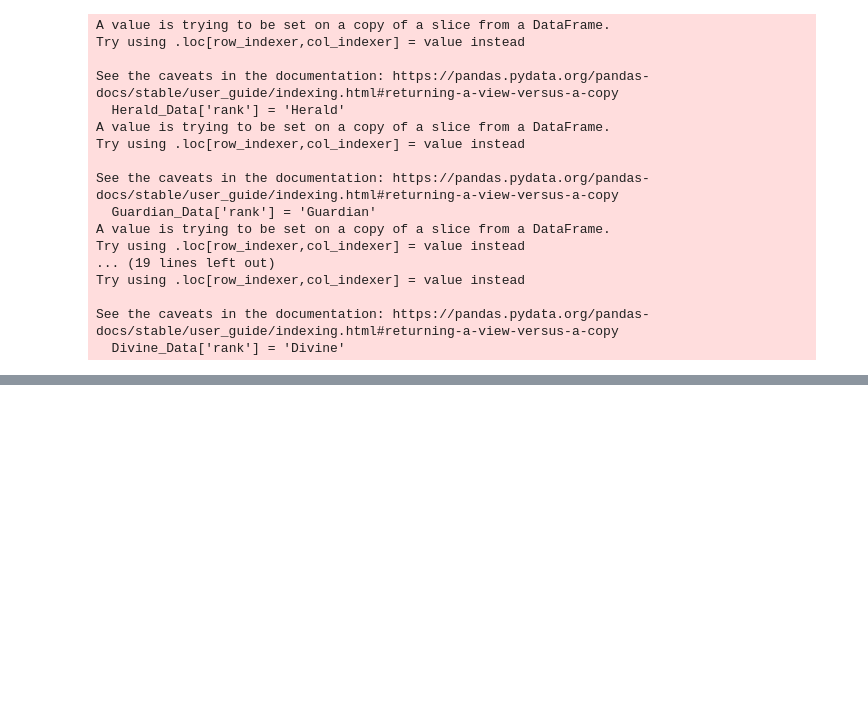
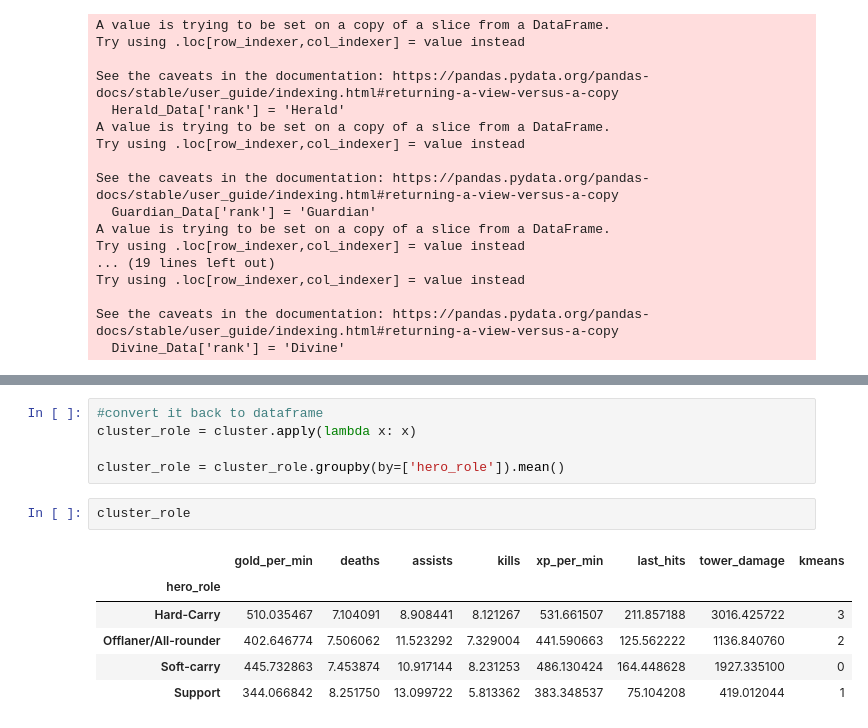
Before and after one commit to jonathanyulan99/dota2visualization-dashboard, a Jupyter notebook: HeroData-2.ipynb, the cells around one changed output, grey strips where cells are left out. Drawn from its saved outputs; the diff is of its cells as text; blank space fills up the shorter version.

```diff
--- a/HeroData-2.ipynb
+++ b/HeroData-2.ipynb
@@ -433,0 +434,14 @@ See the caveats in the documentation: https://pandas.pydata.org/pandas-docs/stab
+# %%
+#convert it back to dataframe
+cluster_role = cluster.apply(lambda x: x)
+
+cluster_role = cluster_role.groupby(by=['hero_role']).mean()
+# %%
+cluster_role
+# %% [output]
+|  | gold_per_min | deaths | assists | kills | xp_per_min | last_hits | tower_damage | kmeans |
+| hero_role |  |  |  |  |  |  |  |  |
+| Hard-Carry | 510.035467 | 7.104091 | 8.908441 | 8.121267 | 531.661507 | 211.857188 | 3016.425722 | 3 |
+| Offlaner/All-rounder | 402.646774 | 7.506062 | 11.523292 | 7.329004 | 441.590663 | 125.562222 | 1136.840760 | 2 |
+| Soft-carry | 445.732863 | 7.453874 | 10.917144 | 8.231253 | 486.130424 | 164.448628 | 1927.335100 | 0 |
+| Support | 344.066842 | 8.251750 | 13.099722 | 5.813362 | 383.348537 | 75.104208 | 419.012044 | 1 |
```
Also changed, not shown: parts of 3 cells of this notebook.
